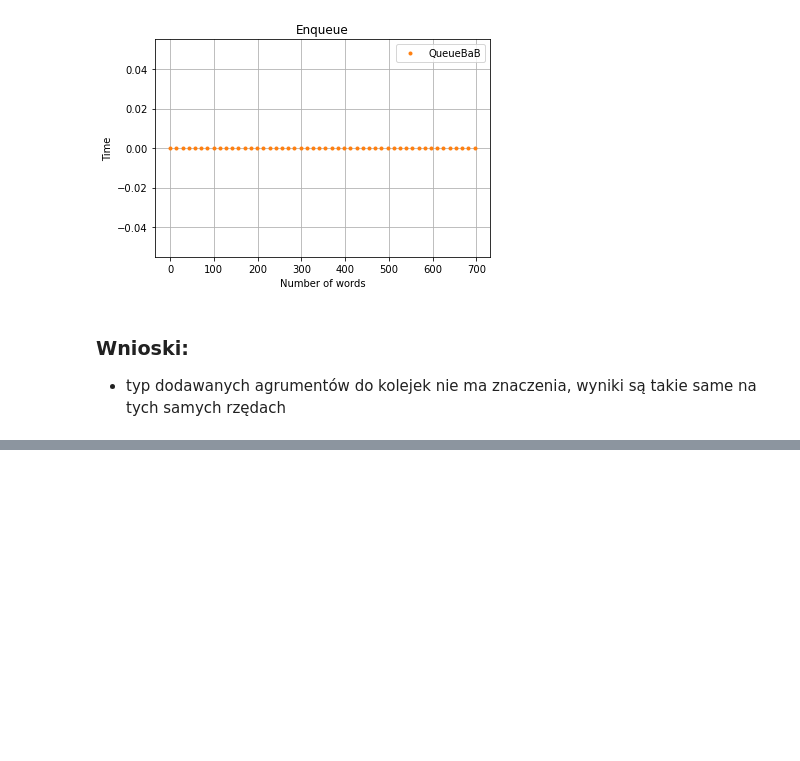
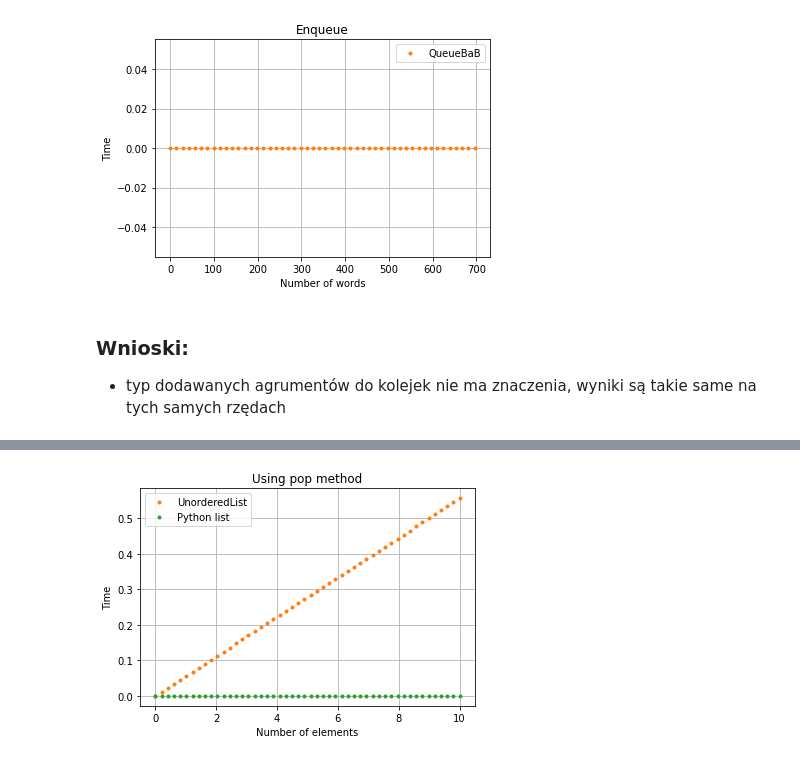
Before and after one commit to maggszy/date_algorithm, a Jupyter notebook: list4/trialll.ipynb, the cells around one changed output, grey strips where cells are left out. Cells and saved outputs as stored; diff of their text form; code cells hidden in the pictures; blank space fills up the shorter version.

```diff
--- a/list4/trialll.ipynb
+++ b/list4/trialll.ipynb
@@ -257,0 +599,41 @@ compare_enqueue_str('historyjka.txt')
+# %%
+def pop_analysis(n):
+
+    startml=time.time()
+    for i in range(n):
+        mylist.pop()
+    endml= time.time()
+
+    startpy=time.time()
+    for i in range(n):
+        pylist.pop()
+    endpy=time.time()
+
+    return endml-startml, endpy-startpy
+# %%
+def pop_method(n): #number of elements
+
+    xb=np.linspace(0,n)
+    timeb=np.linspace(0,pop_analysis(n)[0])
+    xe=np.linspace(0,n)
+    timee=np.linspace(0,pop_analysis(n)[1])
+
+
+    plt.plot(xb,timeb, 'C1.',label='UnorderedList')
+    plt.xlabel('Number of elements')
+    plt.ylabel('Time')
+    plt.title("Using pop method")
+
+    plt.plot(xe,timee, 'C2.', label='Python list')
+    plt.xlabel('Number of elements')
+    plt.ylabel('Time')
+    plt.title("Using pop method")
+
+
+    plt.legend()
+    plt.grid()
+    plt.show()
+# %%
+pop_method(10)
+# %% [output]
+[figure, added]
```
Also changed, not shown: parts of 27 cells of this notebook, 5 other files.
